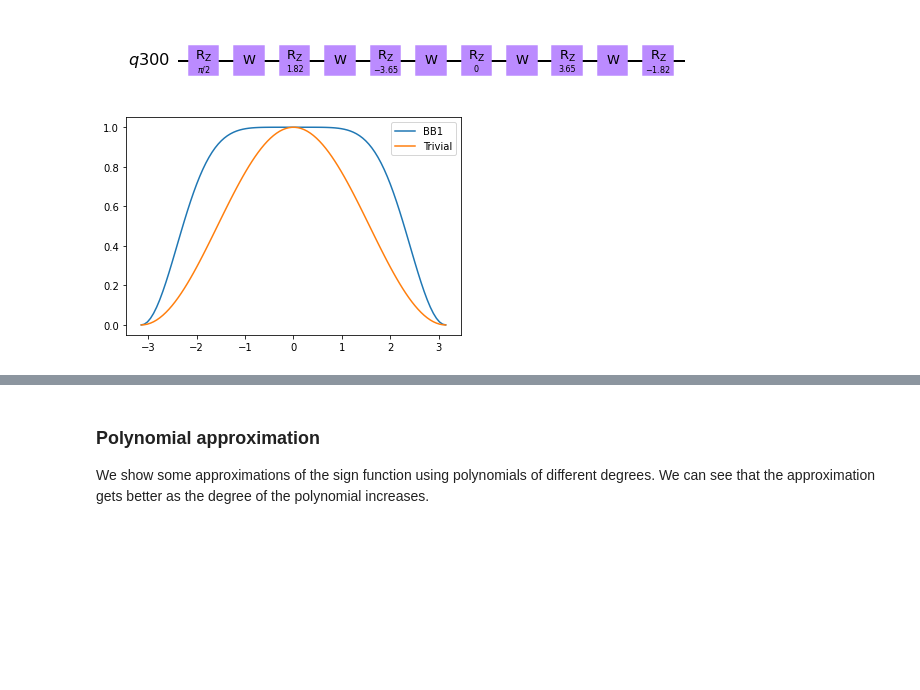
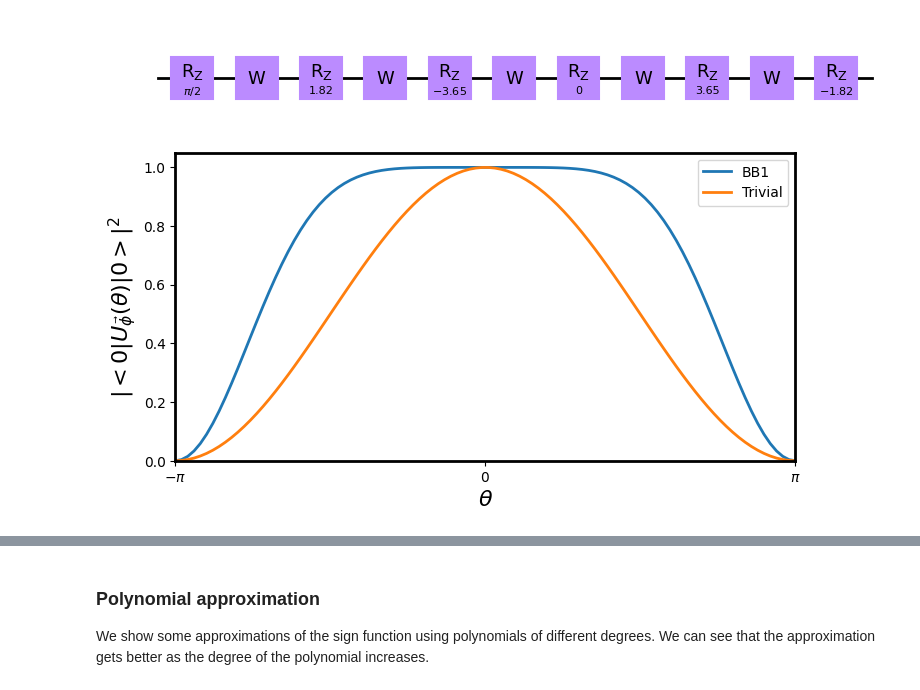
Before and after one commit to agnikit/QSVT, a Jupyter notebook: qsvt.ipynb, the cells around one changed output, grey strips where cells are left out. Saved outputs shown, nothing was run; the diff lists cells and outputs as text; code cells hidden in the pictures; blank space fills up the shorter version.

```diff
--- a/qsvt.ipynb
+++ b/qsvt.ipynb
@@ -21,7 +61,13 @@ from pyqsp import angle_sequence
 from IPython.utils import io # this is for suppressing output from pyqsp
 
 # plotting parameters
-plt.rcParams['figure.figsize'] = [5, 5]
+plt.rcParams['figure.figsize'] = [8, 4]
+plt.rcParams.update({'font.size': 16})
+plt.rcParams['legend.fontsize'] = 10
+plt.rcParams['legend.handlelength'] = 2
+plt.rcParams['axes.linewidth'] = 2
+plt.rc('xtick', labelsize=10)
+plt.rc('ytick', labelsize=10)
 # %%
 # signal rotation operator
 def W(a):
@@ -44,7 +90,7 @@ def create_QSP_circuit(a,phi):
     Returns:
         qc :  a quantum circuit which implements the QSP
     '''
-    q = QuantumRegister(1)
+    q = QuantumRegister(1, '')
     qc = QuantumCircuit(q)
     # add the phi0 signal-processing rotation
     qc.rz(phi[0],q)
@@ -95,31 +147,46 @@ We reproduce the Figure 1 of [1], which shows the BB1 pulse sequence.
 # %%
 eta = 1/2 * np.arccos(-1/4)
 phi = np.array([np.pi/2,-eta, 2*eta,0,-2*eta,eta])
 theta = np.linspace(-np.pi,np.pi,100)
 p = np.zeros(theta.size)
 s = np.zeros(theta.size)
 
 for i in range(theta.size):
     qc = create_QSP_circuit(np.cos(-theta[i]/2),phi)
     job = backend.run(qc)
     result = job.result()
     output_state = result.get_statevector(qc)
     p[i]= np.abs(output_state.data[0])**2
     qc = create_QSP_circuit(np.cos(-theta[i]/2),np.array([0,0]))
     job = backend.run(qc)
     result = job.result()
     output_state = result.get_statevector(qc)
     s[i]= np.abs(output_state.data[0])**2
 
 # plot the probability with respect to theta
 #p_theoretical = 1/8 * np.cos(theta/2)**2 *[3*np.cos(theta/2)**8 - 15*np.cos(theta/2)**6 + 35*np.cos(theta/2)**4 - 45*np.cos(theta/2)**2 + 30]
-plt.plot(theta,p, label = 'BB1')
-plt.plot(theta,s, label = 'Trivial')
+plt.plot(theta,p, label = r'BB1', linewidth = 2)
+plt.plot(theta,s, label = r'Trivial', linewidth = 2)
 plt.legend()
+
+# set xticks
+plt.xticks([-np.pi,0,np.pi],[r'$-\pi$',r'$0$',r'$\pi$'])
+plt.xlabel(r'$\theta$')
+plt.ylabel(r'$|<0|U_\vec{\phi}(\theta)|0>|^2$')
+# set xlim
+plt.xlim([-np.pi,np.pi])
+plt.ylim([0,1.05])
+# make the plot bigger
+#plt.rcParams['figure.figsize'] = [16, 8]
+#plt.savefig('p_theta.png', dpi=300, bbox_inches='tight')
+
 
 # plot the quantum signal processing circuit, for theta = -pi
 qc = create_QSP_circuit(np.cos(-theta[0]/2),phi)
-qc.draw(output = 'mpl')
+# make the qubit number in the beginning not visibl
+# draw the circuit
+qc.draw(output='mpl', scale = 1.0)
+# save the circuit in a high quality jpg file
 # %% [output]
-[figure, old version]
+[figure, new version]
-[figure, old version]
+[figure, new version]
```
Also changed, not shown: parts of 32 cells of this notebook, 2 other files.
